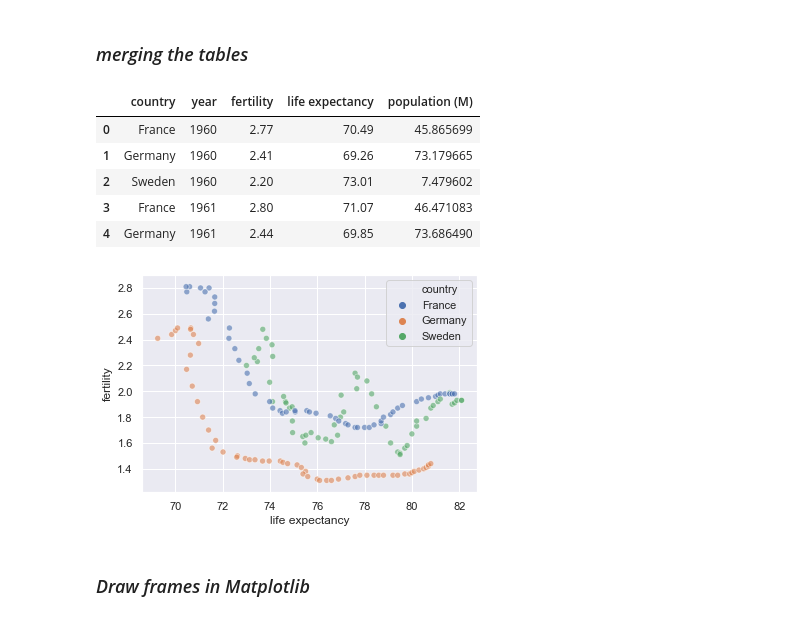
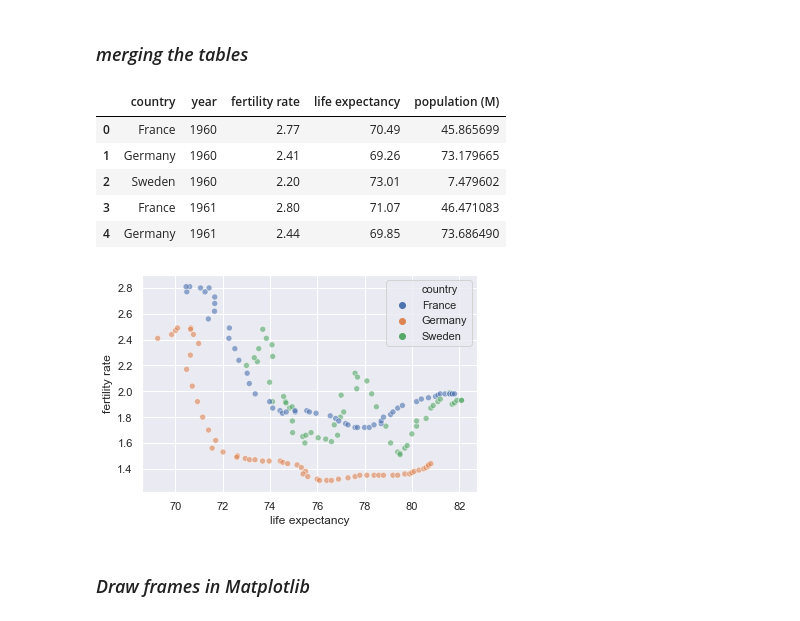
Before and after one commit to CarSomma/test_repo, a Jupyter notebook: Animated_scatterplot.ipynb, the cells around one changed output. Saved outputs shown, nothing was run; the diff lists cells and outputs as text; code cells hidden in the pictures.

```diff
--- a/Animated_scatterplot.ipynb
+++ b/Animated_scatterplot.ipynb
@@ -119,8 +106,6 @@ fert_life.head()
 # %%
 fert.reset_index(inplace = True)
 life.reset_index(inplace = True)
-# %%
-fert.set_index('index',inplace=True)
 # %%
 life.index.rename('index',inplace=True)
 # %%
@@ -163,3 +147,5 @@ fert_life.head()
 | 4 | Algeria | 1800 | 6.99 | 28.82 |
 | 7 | Angola | 1800 | 6.93 | 26.98 |
 | 9 | Antigua and Barbuda | 1800 | 5.00 | 33.54 |
+# %%
+fert_life.rename(columns={'fertility':'fertility rate'},inplace=True)
@@ -233,6 +221,8 @@ fert_pop.head()
 | 4 | Algeria | 1800 | 6.99 | 2.503218 |
 | 7 | Angola | 1800 | 6.93 | 1.567028 |
 | 9 | Antigua and Barbuda | 1800 | 5.00 | 0.037000 |
+# %%
+fert_pop.rename(columns={'fertility':'fertility rate'},inplace=True)
 # %% [markdown]
 #### *Subsetting the 'merged' tables for drawing plots*
 # %%
@@ -296,22 +286,22 @@ f_p_GFS_1960_on = fert_pop_GFS.loc[fert_pop_GFS.year >= 1960]
 # %% [markdown]
 ### *merging the tables*
 # %%
-fert_life_pop_GFS_1960_on = f_l_GFS_1960_on.merge(f_p_GFS_1960_on, on=['country','year','fertility'])
+fert_life_pop_GFS_1960_on = f_l_GFS_1960_on.merge(f_p_GFS_1960_on, on=['country','year','fertility rate'])
 # %%
 fert_life_pop_GFS_1960_on.head()
 # %% [output]
-|  | country | year | fertility | life expectancy | population (M) |
+|  | country | year | fertility rate | life expectancy | population (M) |
 | 0 | France | 1960 | 2.77 | 70.49 | 45.865699 |
 | 1 | Germany | 1960 | 2.41 | 69.26 | 73.179665 |
 | 2 | Sweden | 1960 | 2.20 | 73.01 | 7.479602 |
 | 3 | France | 1961 | 2.80 | 71.07 | 46.471083 |
 | 4 | Germany | 1961 | 2.44 | 69.85 | 73.686490 |
 # %%
-sns.scatterplot(x = 'life expectancy', y='fertility',hue='country',\
+sns.scatterplot(x = 'life expectancy', y='fertility rate',hue='country',\
              data=fert_life_pop_GFS_1960_on,alpha = 0.6)
 plt.savefig('./figures/fertility_vs_lifeexpectancy_scatterplot_1960.png',dpi = 150)
 # %% [output]
-[figure, old version]
+[figure, new version]
 # %% [markdown]
 ### *Draw frames in Matplotlib*
 # %% [markdown]
```
Also changed, not shown: parts of 11 cells of this notebook.
